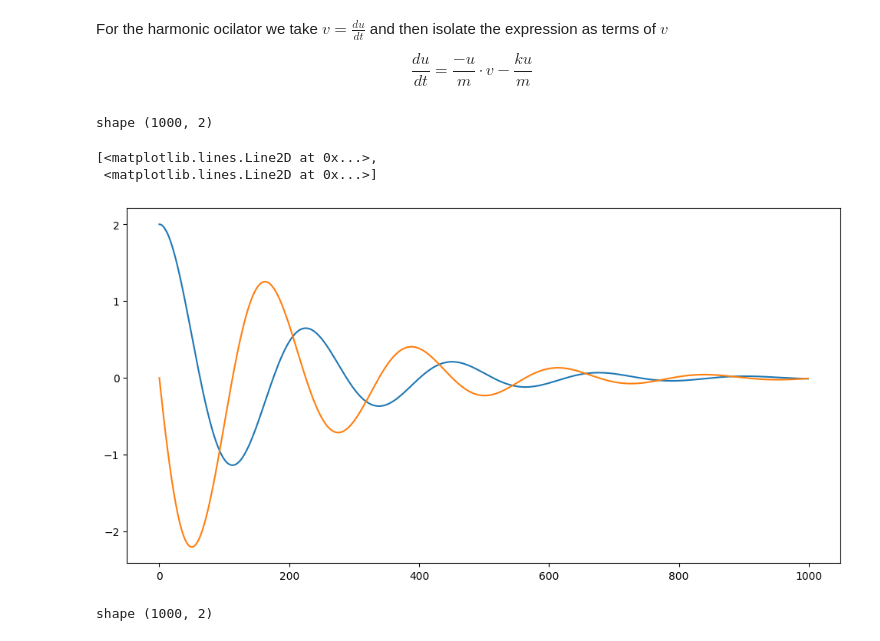
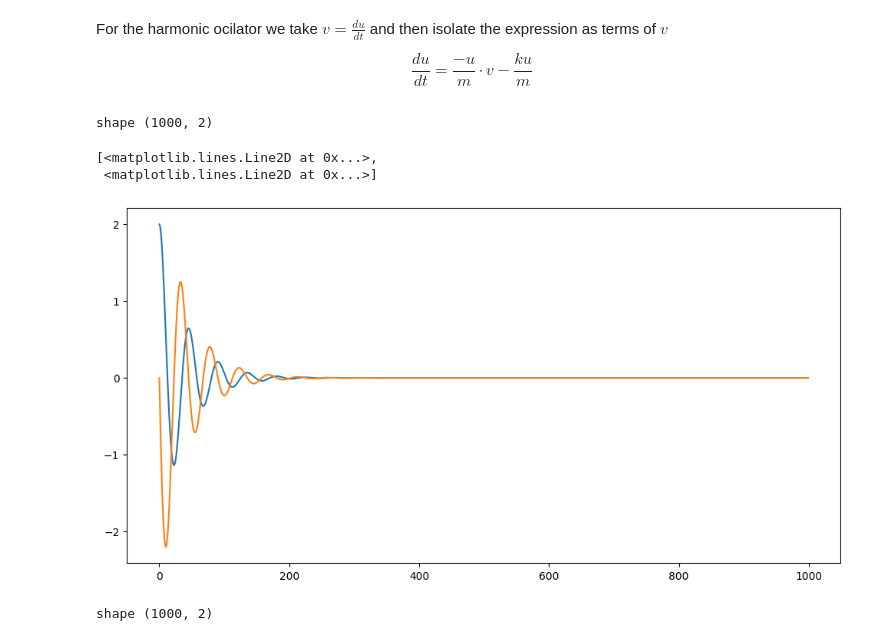
Before and after one commit to RafaelRosendof/Math_code, a Jupyter notebook: PINN/2d_ode_pinn.ipynb, the cells around one changed output. Drawn from its saved outputs; the diff is of its cells as text; code cells hidden in the pictures.

```diff
--- a/PINN/2d_ode_pinn.ipynb
+++ b/PINN/2d_ode_pinn.ipynb
@@ -25,7 +26,7 @@ For the harmonic ocilator we take $ v = \frac{du}{dt} $ and then isolate the exp
 
 $$ \frac{du}{dt} = \frac{-u}{m} \cdot v - \frac{ku}{m} $$
 # %%
-@jax.jit
+#@jax.jit
 def simulate_harm_ocilator(m, mu, k, u0, v0, t0, t1):
 
     def vec_field(t,y,args):
@@ -42,27 +43,27 @@ def simulate_harm_ocilator(m, mu, k, u0, v0, t0, t1):
     y0_state = jnp.array([u0, v0])
     saveat = dx.SaveAt(ts=jnp.linspace(t0, t1, 1000), dense=True)
 
-    sol = dx.diffeqsolve(terms, solver, t0, t1, dt0=0.01, y0=y0_state, saveat=saveat)
+    sol = dx.diffeqsolve(terms, solver, t0, t1, dt0=0.01, y0=y0_state, saveat=saveat, max_steps=16384)
     return sol
 # %%
-sol = simulate_harm_ocilator(m=1.0, mu=0.5, k=2.0, u0=2.0, v0=0.0, t0=0.0, t1=20.0)
+sol = simulate_harm_ocilator(m=1.0, mu=0.5, k=2.0, u0=2.0, v0=0.0, t0=0.0, t1=100.0)
 print(f"shape {sol.ys.shape}")
 #print(f"Solution for t0: {sol.t0}")
 #print(f"Solution for t1: {sol.t1}")
 #print(f"Solution for ys: {sol.ys}")
 #print(f"Solution for ts {sol.ts}")
 
 fig, ax = plt.subplots(figsize=(12,6))
 ax.plot(sol.ys)
 
 
 #fig, ax = plt.subplots(figsize=(12,6))
 #ax.plot(sol.ts)
 # %% [output]
 shape (1000, 2)
 [<matplotlib.lines.Line2D at 0x...>,
  <matplotlib.lines.Line2D at 0x...>]
-[figure, old version]
+[figure, new version]
 # %%
 def van_de_paul(mu, u0, v0, t0, t1, size):
 
```
Also changed, not shown: parts of 11 cells of this notebook, 1 other file.
